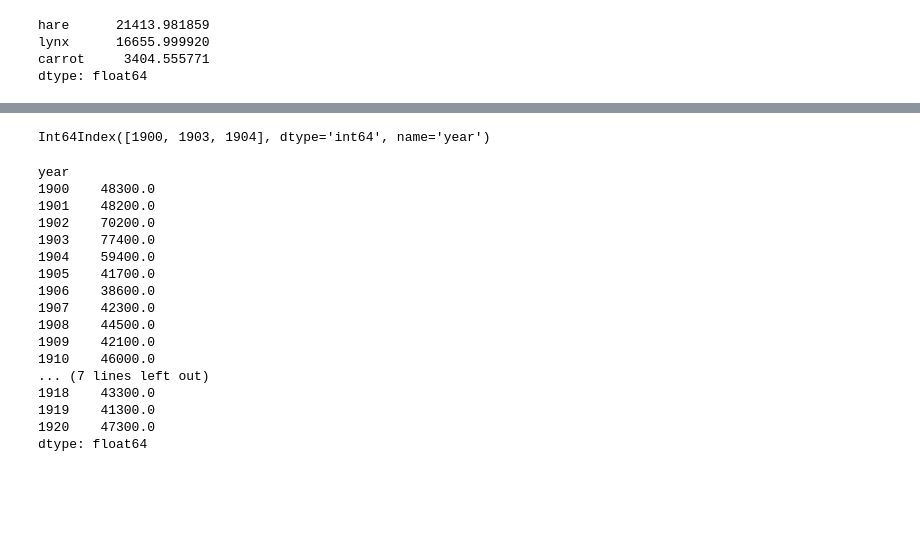
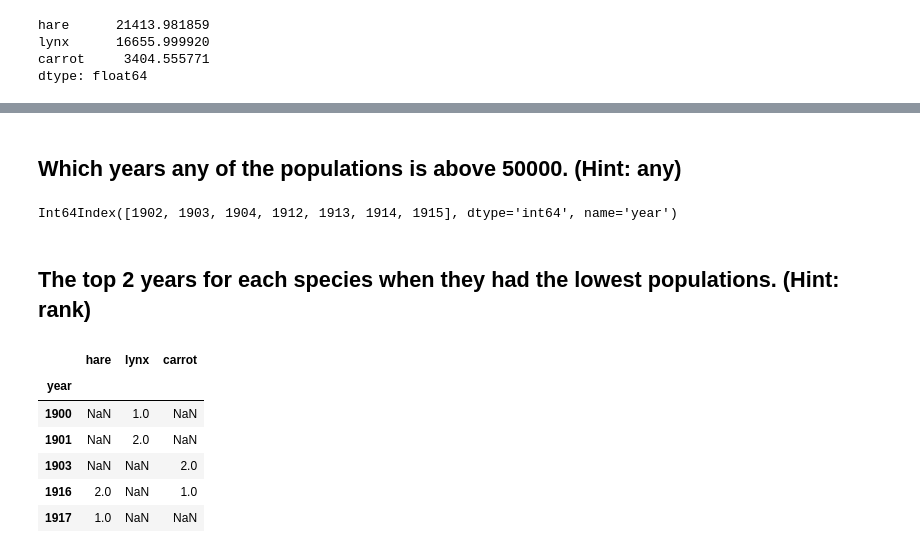
Before and after one commit to davemlz/Master_of_DataScience, a Jupyter notebook: Modelos_de_Datos/Pandas/intro/venia-docenci/pandas/Seguimiento_pandas.ipynb, the cells around one changed output, grey strips where cells are left out. Saved outputs shown, nothing was run; the diff lists cells and outputs as text; code cells hidden in the pictures; blank space fills up the shorter version.

```diff
--- a/Modelos_de_Datos/Pandas/intro/venia-docenci/pandas/Seguimiento_pandas.ipynb
+++ b/Modelos_de_Datos/Pandas/intro/venia-docenci/pandas/Seguimiento_pandas.ipynb
@@ -33,24 +68,19 @@ dtype: float64
+# %% [markdown]
+## Which years any of the populations is above 50000. (Hint: any)
 # %%
-df[df == df.max()].dropna(how = "all").index
+df[df > 50000].dropna(how = 'all').index
 # %% [output]
-Int64Index([1900, 1903, 1904], dtype='int64', name='year')
+Int64Index([1902, 1903, 1904, 1912, 1913, 1914, 1915], dtype='int64', name='year')
-# %%
-df.max(1)
-# %% [output]
-year
-1900    48300.0
-1901    48200.0
-1902    70200.0
-1903    77400.0
-1904    59400.0
-1905    41700.0
-1906    38600.0
-1907    42300.0
-1908    44500.0
-1909    42100.0
-1910    46000.0
-... (7 lines left out)
-1918    43300.0
-1919    41300.0
-1920    47300.0
-dtype: float64
+# %% [markdown]
+## The top 2 years for each species when they had the lowest populations. (Hint: rank)
+# %%
+topmin = df.rank(method = 'min')
+topmin[topmin <= 2].dropna(how = 'all')
+# %% [output]
+|  | hare | lynx | carrot |
+| year |  |  |  |
+| 1900 | NaN | 1.0 | NaN |
+| 1901 | NaN | 2.0 | NaN |
+| 1903 | NaN | NaN | 2.0 |
+| 1916 | 2.0 | NaN | 1.0 |
+| 1917 | 1.0 | NaN | NaN |
```
Also changed, not shown: parts of 9 cells of this notebook.
